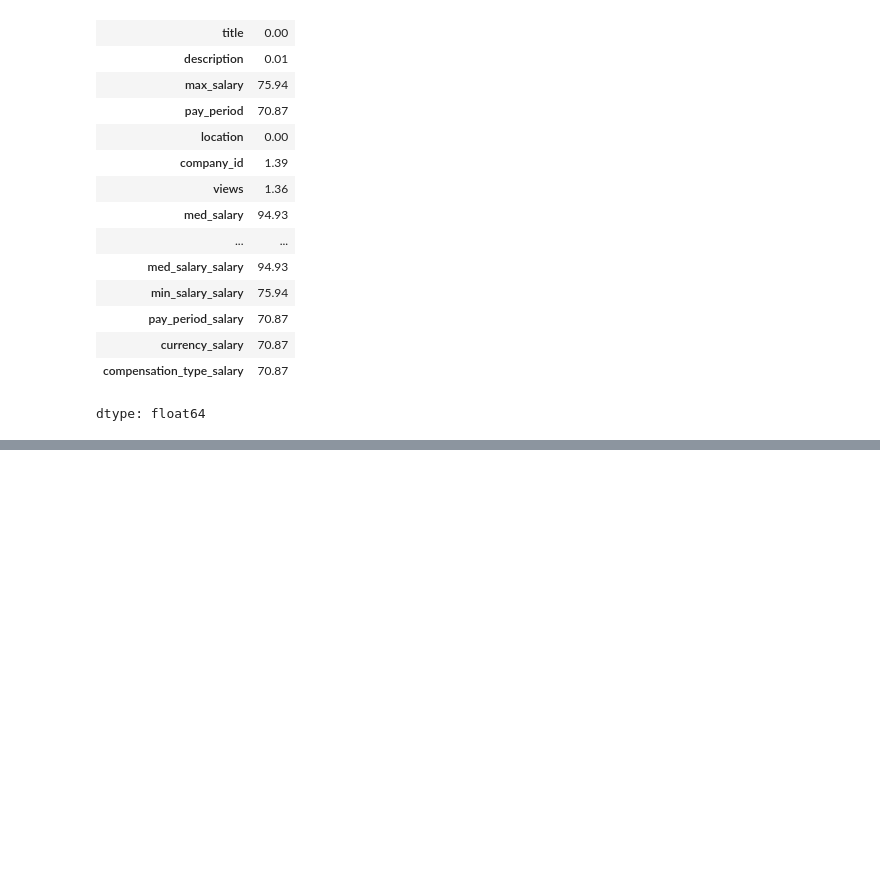
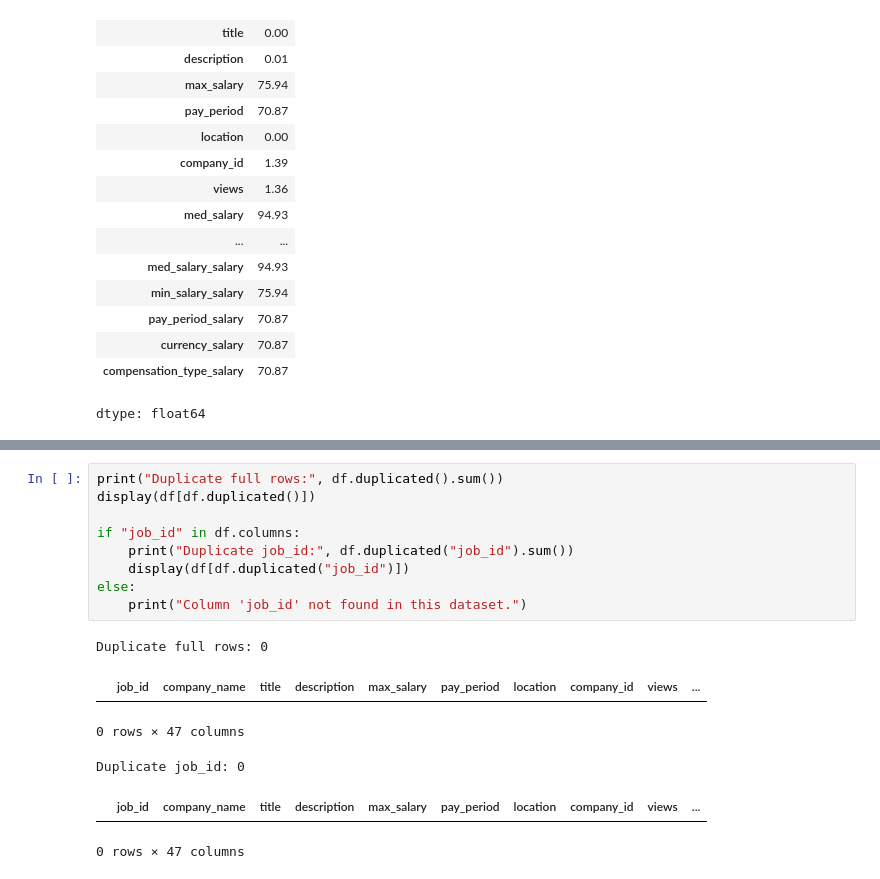
Before and after one commit to abduyea/Career-Trends-Analyzer, a Jupyter notebook: notebooks/data_cleaning_and_preprocessing.ipynb, the cells around one changed output, grey strips where cells are left out. Cells and saved outputs as stored; diff of their text form; blank space fills up the shorter version.

```diff
--- a/notebooks/data_cleaning_and_preprocessing.ipynb
+++ b/notebooks/data_cleaning_and_preprocessing.ipynb
@@ -159,0 +187,16 @@ dtype: float64
+# %%
+print("Duplicate full rows:", df.duplicated().sum())
+display(df[df.duplicated()])
+
+if "job_id" in df.columns:
+    print("Duplicate job_id:", df.duplicated("job_id").sum())
+    display(df[df.duplicated("job_id")])
+else:
+    print("Column 'job_id' not found in this dataset.")
+# %% [output]
+Duplicate full rows: 0
+|  | job_id | company_name | title | description | max_salary | pay_period | location | company_id | views | ... |
+0 rows × 47 columns
+Duplicate job_id: 0
+|  | job_id | company_name | title | description | max_salary | pay_period | location | company_id | views | ... |
+0 rows × 47 columns
```
Also changed, not shown: parts of 1 cell of this notebook.
